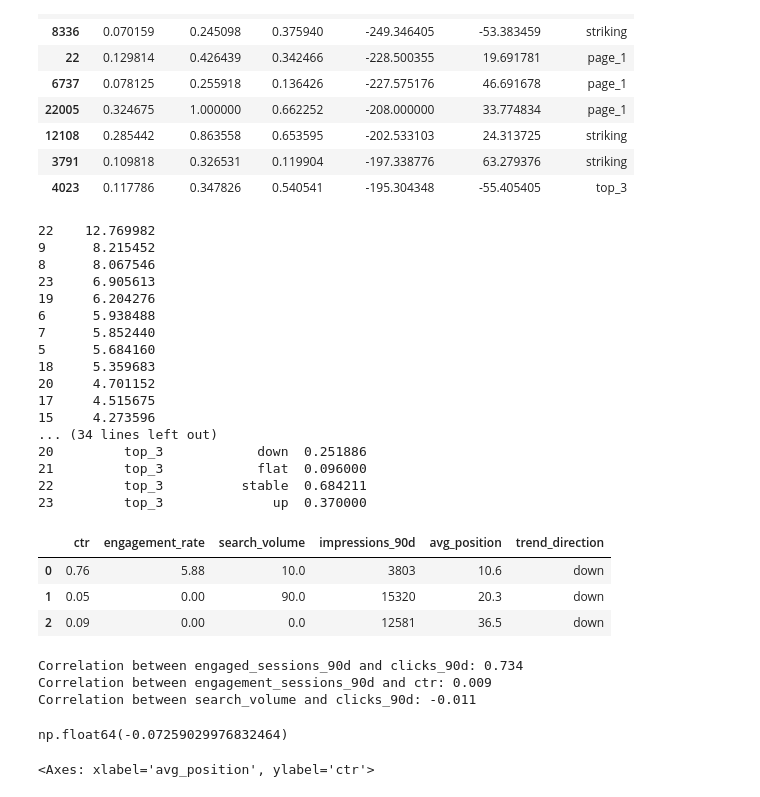
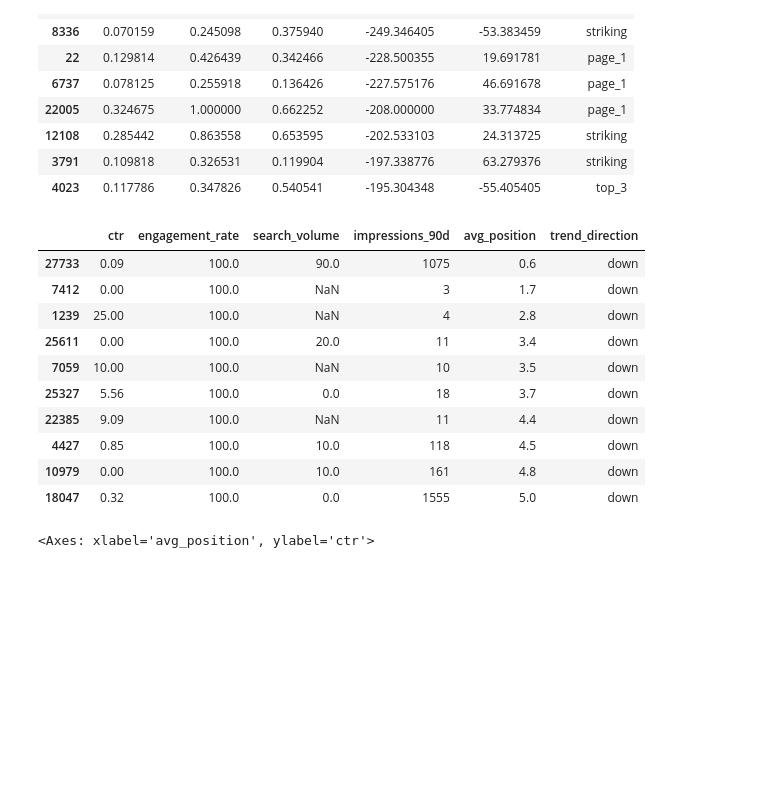
Before and after one commit to sujithauday/flyrank-ml-internship, a Jupyter notebook: work/notebooks/w01_research_question.ipynb, the cells around one changed output. Saved outputs shown, nothing was run; the diff lists cells and outputs as text; code cells hidden in the pictures; blank space fills up the shorter version.

```diff
--- a/work/notebooks/w01_research_question.ipynb
+++ b/work/notebooks/w01_research_question.ipynb
@@ -109,55 +138,25 @@ top10_fix
 | 12108 | 0.285442 | 0.863558 | 0.653595 | -202.533103 | 24.313725 | striking |
 | 3791 | 0.109818 | 0.326531 | 0.119904 | -197.338776 | 63.279376 | striking |
 | 4023 | 0.117786 | 0.347826 | 0.540541 | -195.304348 | -55.405405 | top_3 |
-# %%
-visible = df[df["impressions_90d"] >= 100]
-ctr_by_pos = visible.groupby(["position_tier", "trend_direction"])["ctr"].mean().reset_index()
-ctr_by_pos_share = ctr_by_pos["ctr"]/ctr_by_pos["ctr"].sum() *100
-print(ctr_by_pos_share.sort_values(ascending=False))
-print(ctr_by_pos)
-# %% [output]
-22    12.769982
-9      8.215452
-8      8.067546
-23     6.905613
-19     6.204276
-6      5.938488
-7      5.852440
-5      5.684160
-18     5.359683
-20     4.701152
-17     4.515675
-15     4.273596
-... (34 lines left out)
-20         top_3            down  0.251886
-21         top_3            flat  0.096000
-22         top_3          stable  0.684211
-23         top_3              up  0.370000
 # %%
 col = df[["ctr", "engagement_rate","search_volume","impressions_90d","avg_position","trend_direction"]]
+
 col.head(3)
+dfe = col[(col["engagement_rate"] >0) & (col["trend_direction"] == "down") & (col["avg_position"] > 0)]
+dfe.shape[0]
+dfe.sort_values(by= ["engagement_rate", "avg_position"], ascending= (False,True)).head(10)
 # %% [output]
 |  | ctr | engagement_rate | search_volume | impressions_90d | avg_position | trend_direction |
-| 0 | 0.76 | 5.88 | 10.0 | 3803 | 10.6 | down |
-| 1 | 0.05 | 0.00 | 90.0 | 15320 | 20.3 | down |
-| 2 | 0.09 | 0.00 | 0.0 | 12581 | 36.5 | down |
+| 27733 | 0.09 | 100.0 | 90.0 | 1075 | 0.6 | down |
+| 7412 | 0.00 | 100.0 | NaN | 3 | 1.7 | down |
+| 1239 | 25.00 | 100.0 | NaN | 4 | 2.8 | down |
+| 25611 | 0.00 | 100.0 | 20.0 | 11 | 3.4 | down |
+| 7059 | 10.00 | 100.0 | NaN | 10 | 3.5 | down |
+| 25327 | 5.56 | 100.0 | 0.0 | 18 | 3.7 | down |
+| 22385 | 9.09 | 100.0 | NaN | 11 | 4.4 | down |
+| 4427 | 0.85 | 100.0 | 10.0 | 118 | 4.5 | down |
+| 10979 | 0.00 | 100.0 | 10.0 | 161 | 4.8 | down |
+| 18047 | 0.32 | 100.0 | 0.0 | 1555 | 5.0 | down |
-# %%
-# high search volume - more traffic
-corr = df["engaged_sessions_90d"].corr(df["clicks_90d"])
-print(f"Correlation between engaged_sessions_90d and clicks_90d: {corr:.3f}")
-corr = df["engaged_sessions_90d"].corr(df["ctr"])
-print(f"Correlation between engagement_sessions_90d and ctr: {corr:.3f}")
-corr = df["search_volume"].corr(df["clicks_90d"])
-print(f"Correlation between search_volume and clicks_90d: {corr:.3f}")
-# %% [output]
-Correlation between engaged_sessions_90d and clicks_90d: 0.734
-Correlation between engagement_sessions_90d and ctr: 0.009
-Correlation between search_volume and clicks_90d: -0.011
-# %%
-#df[["avg_position", "ctr"]].corr()
-df["avg_position"].corr(df["ctr"])
-# %% [output]
-np.float64(-0.07259029976832464)
 # %%
 df.plot.scatter(x="avg_position", y="ctr")
 # %% [output]
```
Also changed, not shown: parts of 14 cells of this notebook.
